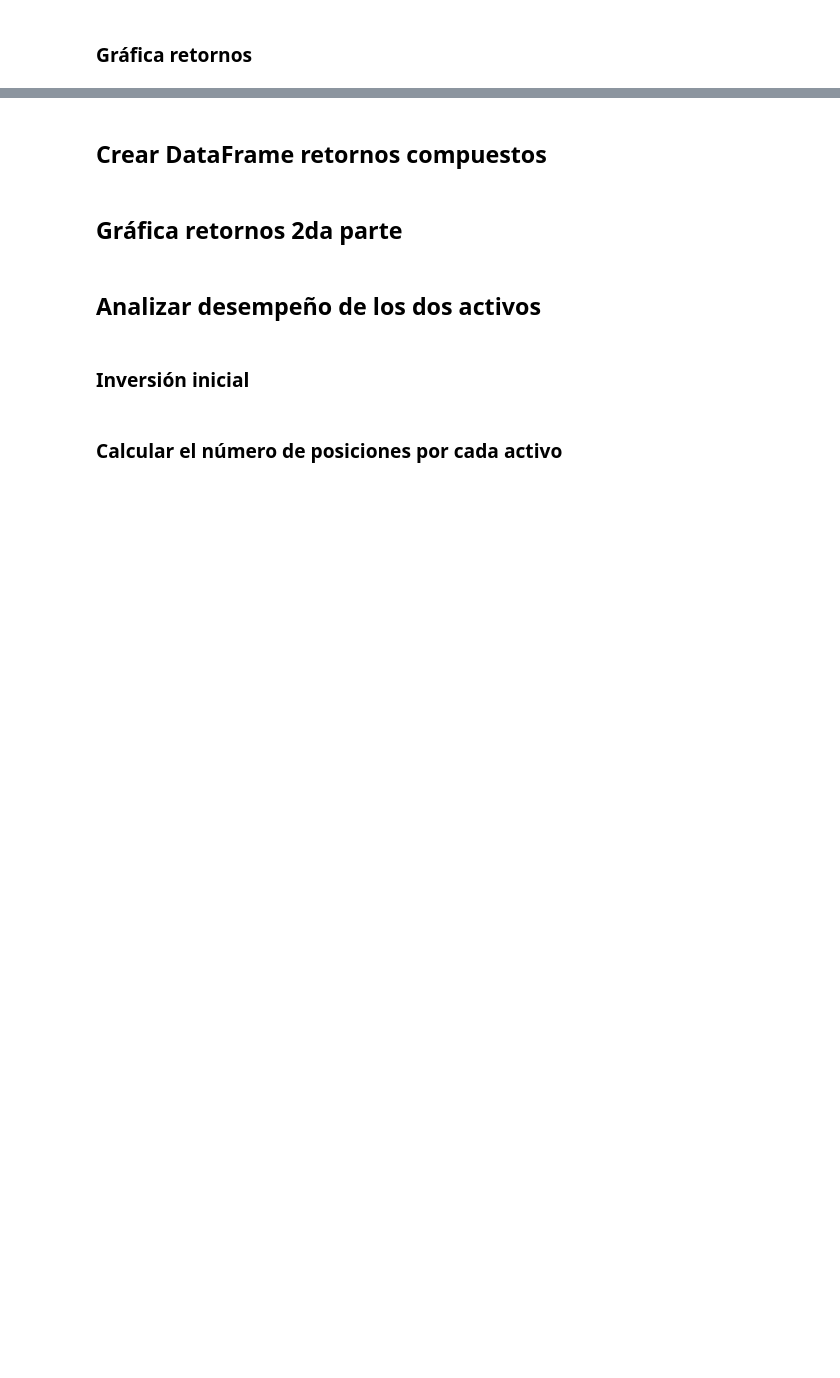
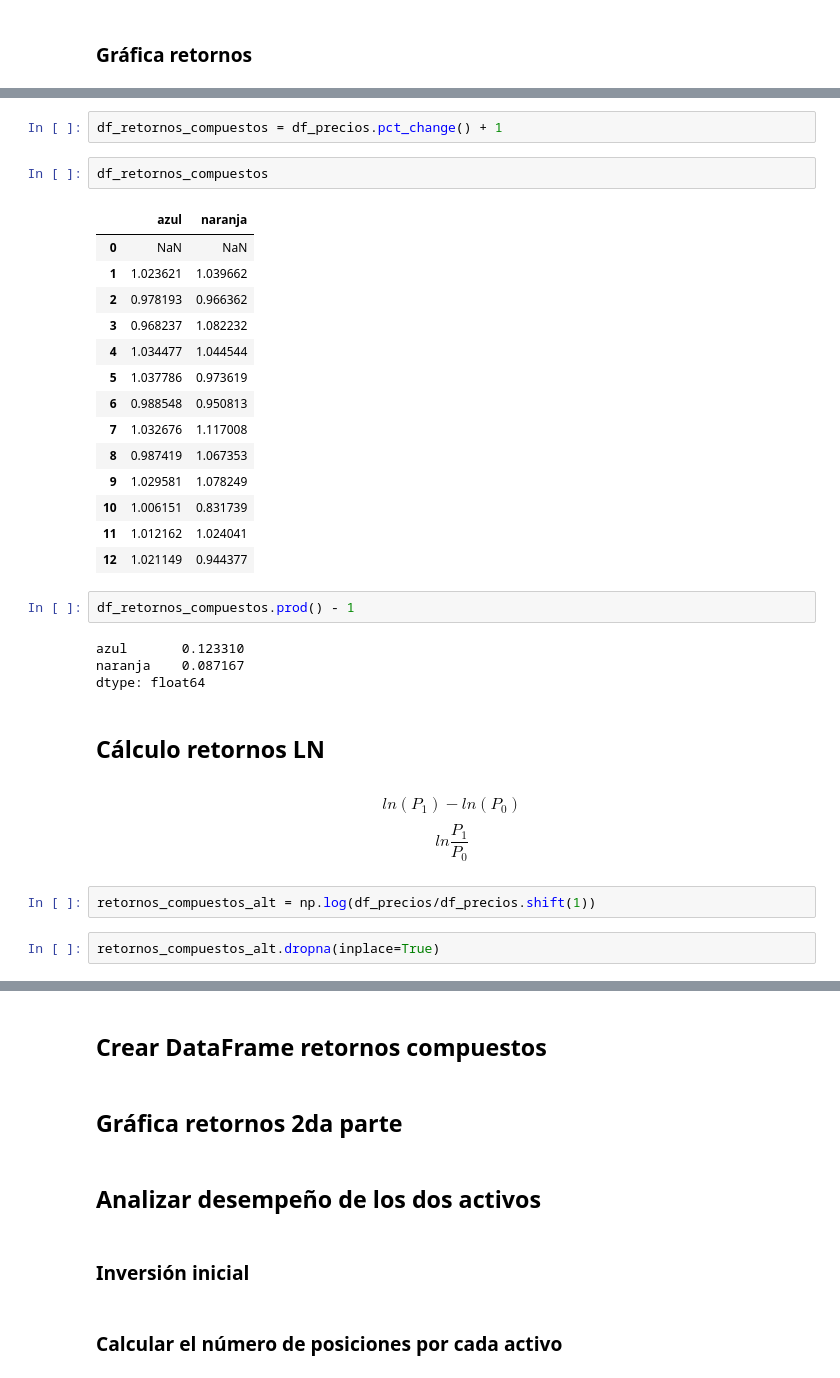
Before and after one commit to carlosdeoncedos/CienciaDatosFinanzas2023_05, a Jupyter notebook: Clase230515.ipynb, the cells around one changed output, grey strips where cells are left out. Saved outputs shown, nothing was run; the diff lists cells and outputs as text; blank space fills up the shorter version.

```diff
--- a/Clase230515.ipynb
+++ b/Clase230515.ipynb
@@ -286,0 +460,34 @@ dict_precios_activos = {
+# %%
+df_retornos_compuestos = df_precios.pct_change() + 1
+# %%
+df_retornos_compuestos
+# %% [output]
+|  | azul | naranja |
+| 0 | NaN | NaN |
+| 1 | 1.023621 | 1.039662 |
+| 2 | 0.978193 | 0.966362 |
+| 3 | 0.968237 | 1.082232 |
+| 4 | 1.034477 | 1.044544 |
+| 5 | 1.037786 | 0.973619 |
+| 6 | 0.988548 | 0.950813 |
+| 7 | 1.032676 | 1.117008 |
+| 8 | 0.987419 | 1.067353 |
+| 9 | 1.029581 | 1.078249 |
+| 10 | 1.006151 | 0.831739 |
+| 11 | 1.012162 | 1.024041 |
+| 12 | 1.021149 | 0.944377 |
+# %%
+df_retornos_compuestos.prod() - 1
+# %% [output]
+azul       0.123310
+naranja    0.087167
+dtype: float64
+# %% [markdown]
+## Cálculo retornos LN
+# %% [markdown]
+$$ln(P_1) - ln(P_0)$$
+$$ln\frac{P_1}{P_0}$$
+# %%
+retornos_compuestos_alt = np.log(df_precios/df_precios.shift(1))
+# %%
+retornos_compuestos_alt.dropna(inplace=True)
```
Also changed, not shown: parts of 37 cells of this notebook.
